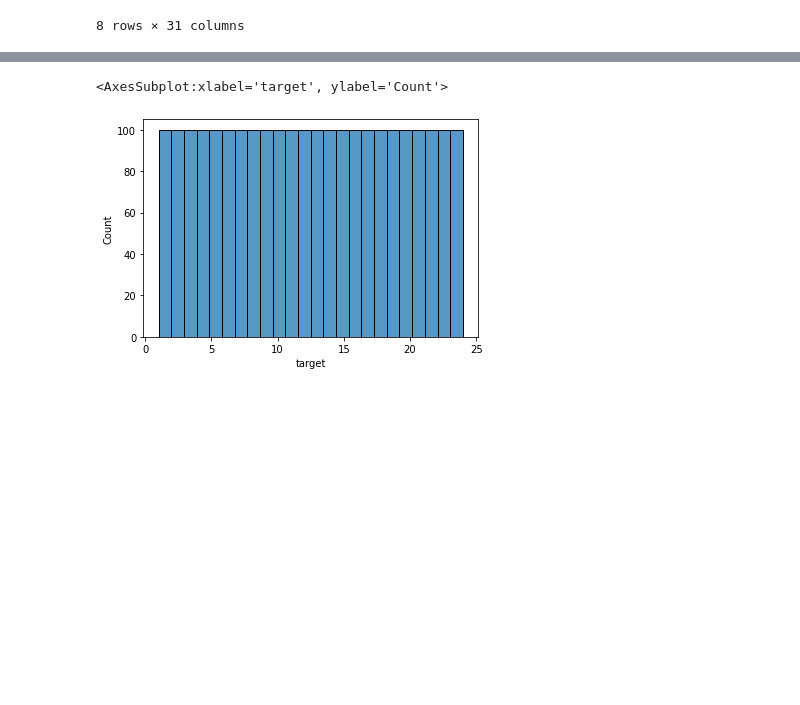
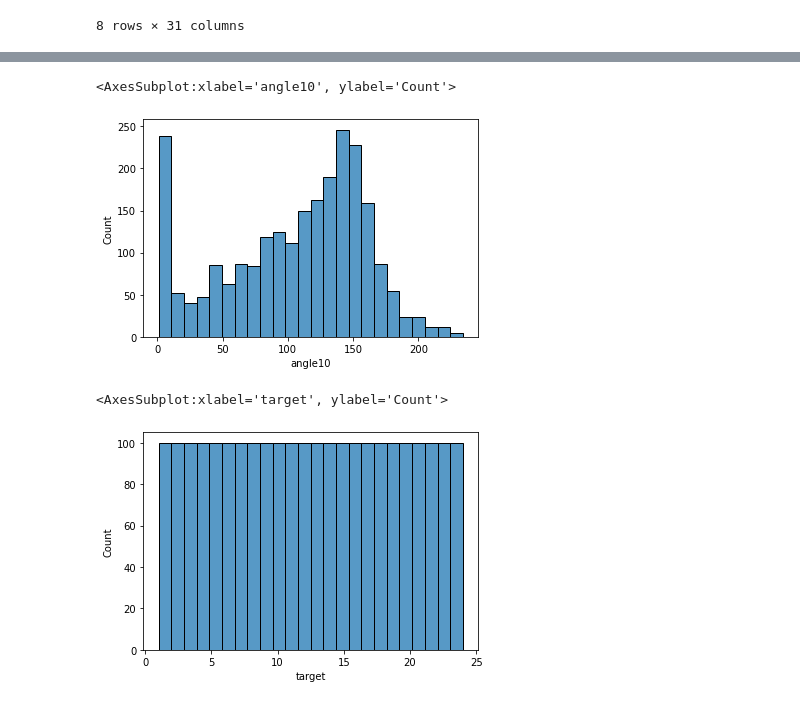
Before and after one commit to hanzopgp/MasterArtificialIntelligencePTs, a Jupyter notebook: S3/REDS/TME/HandGesture/src/data_analysis.ipynb, the cells around one changed output, grey strips where cells are left out. Saved outputs shown, nothing was run; the diff lists cells and outputs as text; code cells hidden in the pictures; blank space fills up the shorter version.

```diff
--- a/S3/REDS/TME/HandGesture/src/data_analysis.ipynb
+++ b/S3/REDS/TME/HandGesture/src/data_analysis.ipynb
@@ -98,3 +108,8 @@ df.describe()
+# %%
+sns.histplot(df["angle10"], bins=24)
+# %% [output]
+<AxesSubplot:xlabel='angle10', ylabel='Count'>
+[figure, added]
 # %%
 sns.histplot(df["target"], bins=24)
 
```
Also changed, not shown: parts of 2 cells of this notebook, 6 other files.
